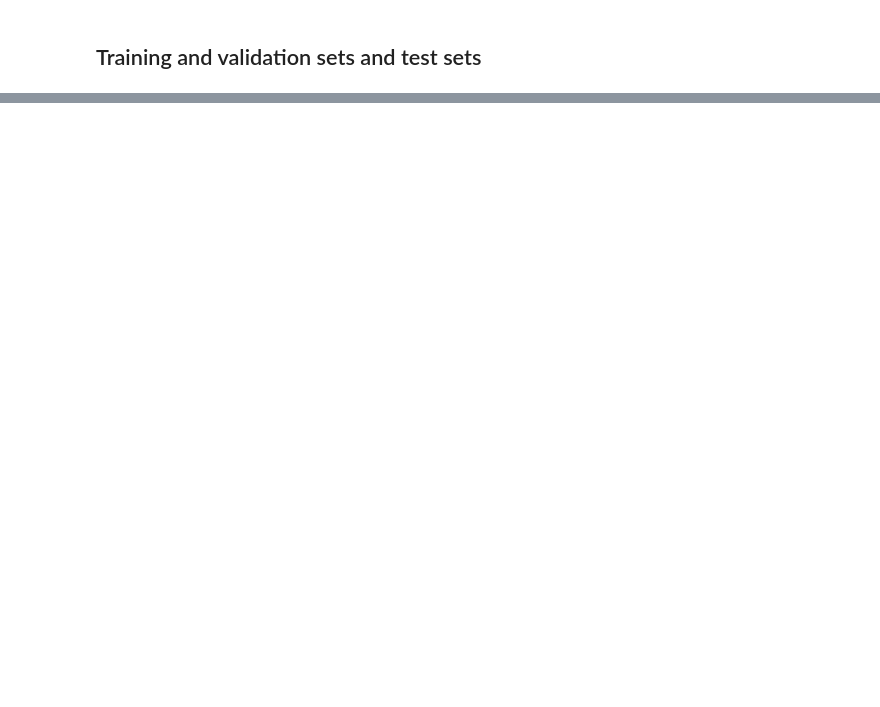
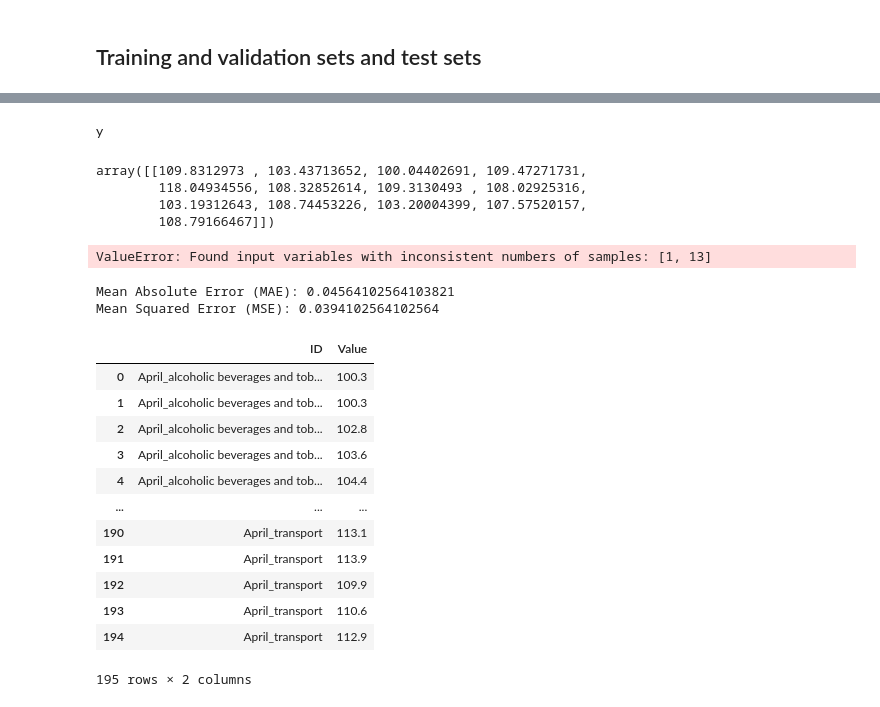
Before and after one commit to The-DigitalAcademy/cpi_prediction, a Jupyter notebook: CPI_Final_Project-1.ipynb, the cells around one changed output, grey strips where cells are left out. Cells and saved outputs as stored; diff of their text form; code cells hidden in the pictures; blank space fills up the shorter version.

```diff
--- a/CPI_Final_Project-1.ipynb
+++ b/CPI_Final_Project-1.ipynb
@@ -179,0 +322,8 @@ feats_to_lag
+# %%
+# Validate
+for target_col in target_colomns:
+    print(f"validating {target_col}")
+    lr_model = lr_models[target_col]
+    X_val_scaled = scaler.transform(X_valid)
+    y_pred_col = lr_model.predict(X_val_scaled)
+    y_pred.append(y_pred_col)
@@ -179,0 +344,3 @@ feats_to_lag
+# %%
+y_pred = np.array(y_pred).T
+y_pred
@@ -179,0 +352,10 @@ feats_to_lag
+# %%
+# Assuming y_pred is a NumPy array and y_valid is a pandas DataFrame
+y_pred = np.array(y_pred).T
+
+# Flatten the y_pred and y_valid arrays
+y_pred_flat = y_pred.flatten()
+y_valid_flat = y_valid.values.flatten()
+
+# Create a DataFrame
+df = pd.DataFrame({'y_pred': y_pred_flat, 'y_val': y_valid_flat})
@@ -179,0 +378,59 @@ feats_to_lag
+# %% [markdown]
+y
+# %%
+y_valid = np.array(y_pred).T
+y_valid
+# %% [output]
+array([[109.8312973 , 103.43713652, 100.04402691, 109.47271731,
+        118.04934556, 108.32852614, 109.3130493 , 108.02925316,
+        103.19312643, 108.74453226, 103.20004399, 107.57520157,
+        108.79166467]])
+# %%
+mse = mean_squared_error(y_valid, y_pred)
+# Calculate the Root Mean Squared Error (RMSE)
+rmse = np.sqrt(mean_squared_error(y_pred, y_valid))
+
+print(f'RMSE: {rmse}')
+# %% [output]
+ValueError: Found input variables with inconsistent numbers of samples: [1, 13]
+# %%
+from sklearn.metrics import mean_absolute_error, mean_squared_error
+
+# Assuming you have true target values (y_true) and predicted values (y_pred)
+mae = mean_absolute_error(y_valid, y_pred)
+mse = mean_squared_error(y_valid, y_pred)
+
+print("Mean Absolute Error (MAE):", mae)
+print("Mean Squared Error (MSE):", mse)
+# %% [output]
+Mean Absolute Error (MAE): 0.04564102564103821
+Mean Squared Error (MSE): 0.0394102564102564
+# %%
+def preSub(y_pred: np.array, target_cols:list, test:pd.DataFrame, prefix: str) -> pd.DataFrame:
+    submission_df = pd.DataFrame(y_pred, columns = target_cols)
+    submission_df['Month'] = test['Month']
+
+    submission_df.set_index('Month', inplace = True)
+    submission_df.columns = [prefix + '_' + col.lower().replace('_',' ').strip() for col  in submission_df]
+    submission_df.rename(columns={f'{prefix}_headline CPI': f'{prefix}_headline CPI'}, inplace=True)
+
+    submission_df = pd.melt(submission_df.reset_index(), id_vars= ['Month'], var_name = ['ID'], value_name= 'Value')
+
+
+    return submission_df[['ID', 'Value']]
+# %%
+preSub(y_pred, target_colomns, test, 'April')
+# %% [output]
+|  | ID | Value |
+| 0 | April_alcoholic beverages and tob... | 100.3 |
+| 1 | April_alcoholic beverages and tob... | 100.3 |
+| 2 | April_alcoholic beverages and tob... | 102.8 |
+| 3 | April_alcoholic beverages and tob... | 103.6 |
+| 4 | April_alcoholic beverages and tob... | 104.4 |
+| ... | ... | ... |
+| 190 | April_transport | 113.1 |
+| 191 | April_transport | 113.9 |
+| 192 | April_transport | 109.9 |
+| 193 | April_transport | 110.6 |
+| 194 | April_transport | 112.9 |
+195 rows × 2 columns
```
Also changed, not shown: parts of 27 cells of this notebook.
